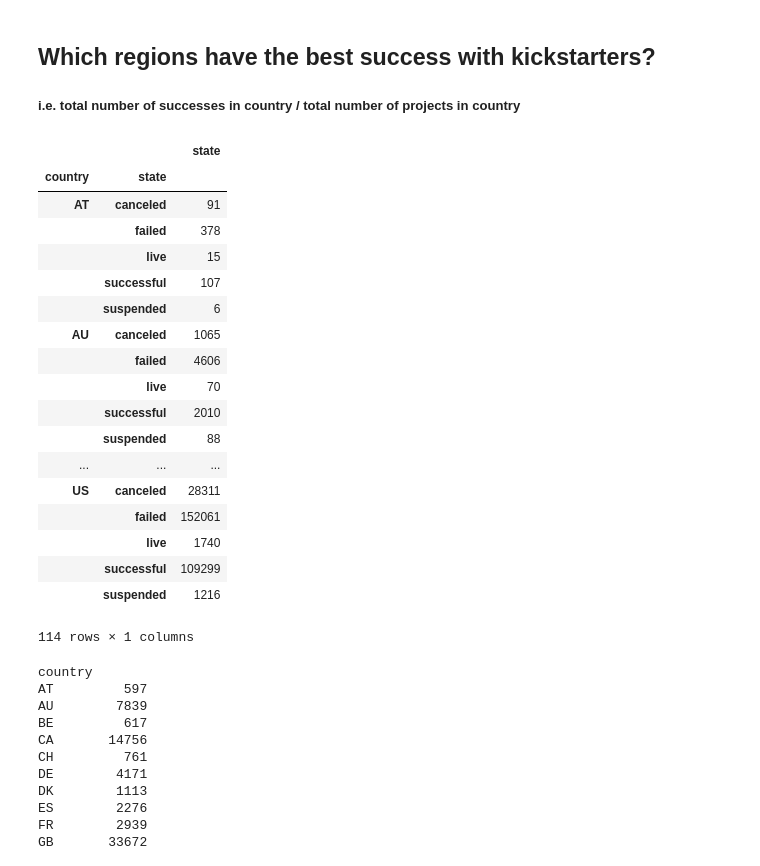
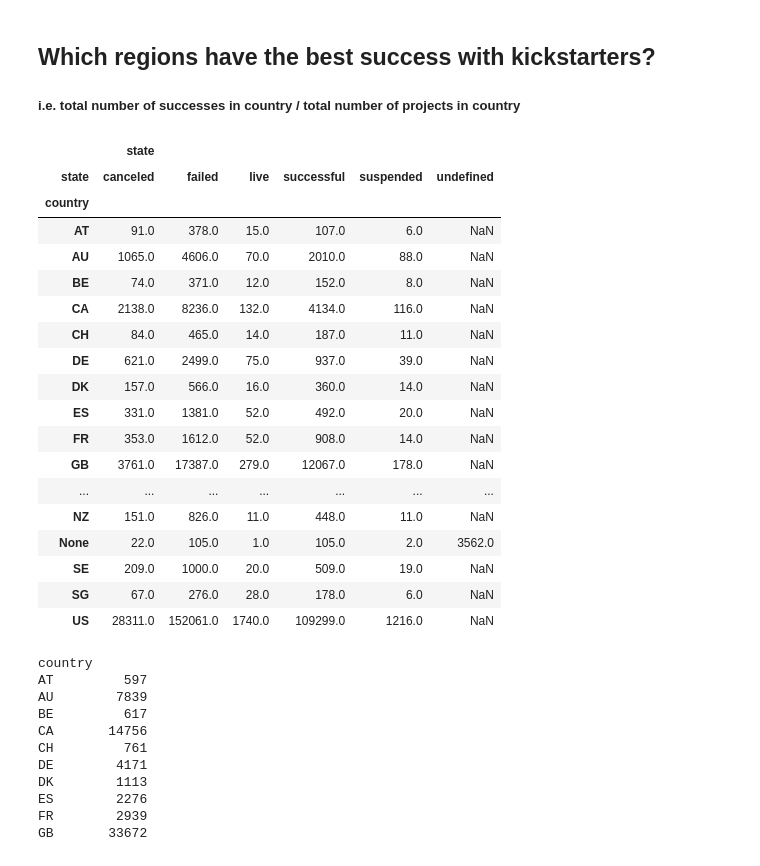
Before and after one commit to hannah-ross/dataforgood, a Jupyter notebook: Stats131_FinalProject_Paulina_updated.ipynb, the cells around one changed output. Cells and saved outputs as stored; diff of their text form; code cells hidden in the pictures.

```diff
--- a/Stats131_FinalProject_Paulina_updated.ipynb
+++ b/Stats131_FinalProject_Paulina_updated.ipynb
@@ -65,28 +67,28 @@ ks.loc[:,'country'] = ks.country.replace(to_replace=replace, value='None')
 ## Which regions have the best success with kickstarters?
 ##### i.e. total number of successes in country / total number of projects in country
 # %%
-# count of differnet states per country
-### just because they started doesn't mean they were successful
+## Total number of kickstarters within each state per country
+## Note: just because they started doesn't mean they were successful
 states_of_countries = pd.DataFrame(ks.groupby(["country","state"]).state.count())
-states_of_countries
+states_of_countries.unstack()
 # %% [output]
-|  |  | state |
-| country | state |  |
-| AT | canceled | 91 |
-|  | failed | 378 |
-|  | live | 15 |
-|  | successful | 107 |
-|  | suspended | 6 |
-| AU | canceled | 1065 |
-|  | failed | 4606 |
-|  | live | 70 |
-|  | successful | 2010 |
-|  | suspended | 88 |
-| ... | ... | ... |
-| US | canceled | 28311 |
-|  | failed | 152061 |
-|  | live | 1740 |
-|  | successful | 109299 |
-|  | suspended | 1216 |
+|  | state |  |  |  |  |  |
+| state | canceled | failed | live | successful | suspended | undefined |
+| country |  |  |  |  |  |  |
+| AT | 91.0 | 378.0 | 15.0 | 107.0 | 6.0 | NaN |
+| AU | 1065.0 | 4606.0 | 70.0 | 2010.0 | 88.0 | NaN |
+| BE | 74.0 | 371.0 | 12.0 | 152.0 | 8.0 | NaN |
+| CA | 2138.0 | 8236.0 | 132.0 | 4134.0 | 116.0 | NaN |
+| CH | 84.0 | 465.0 | 14.0 | 187.0 | 11.0 | NaN |
+| DE | 621.0 | 2499.0 | 75.0 | 937.0 | 39.0 | NaN |
+| DK | 157.0 | 566.0 | 16.0 | 360.0 | 14.0 | NaN |
+| ES | 331.0 | 1381.0 | 52.0 | 492.0 | 20.0 | NaN |
+| FR | 353.0 | 1612.0 | 52.0 | 908.0 | 14.0 | NaN |
+| GB | 3761.0 | 17387.0 | 279.0 | 12067.0 | 178.0 | NaN |
+| ... | ... | ... | ... | ... | ... | ... |
+| NZ | 151.0 | 826.0 | 11.0 | 448.0 | 11.0 | NaN |
+| None | 22.0 | 105.0 | 1.0 | 105.0 | 2.0 | 3562.0 |
+| SE | 209.0 | 1000.0 | 20.0 | 509.0 | 19.0 | NaN |
+| SG | 67.0 | 276.0 | 28.0 | 178.0 | 6.0 | NaN |
+| US | 28311.0 | 152061.0 | 1740.0 | 109299.0 | 1216.0 | NaN |
-114 rows × 1 columns
 # %%
```
Also changed, not shown: parts of 48 cells of this notebook.
